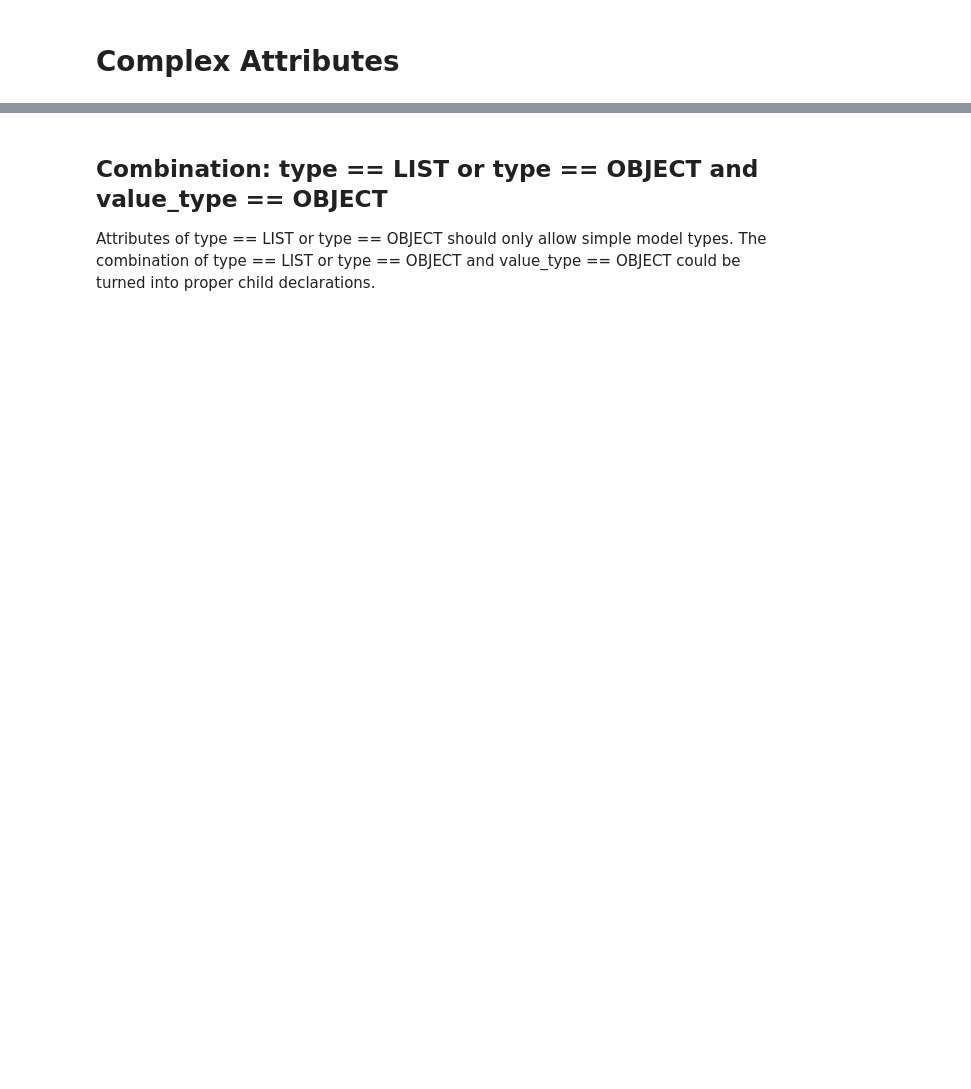
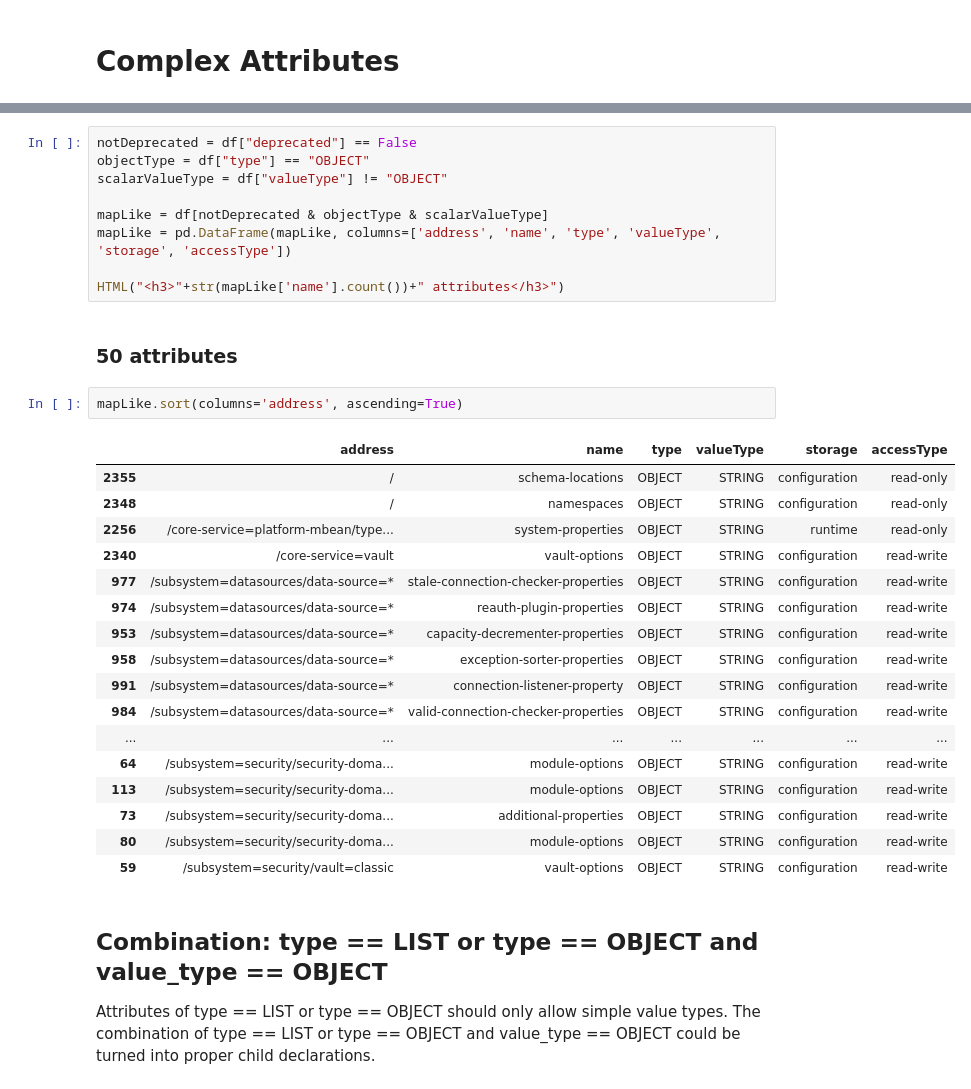
Before and after one commit to hal/dmr.analytics, a Jupyter notebook: notebooks/AttributeMetaData.ipynb, the cells around one changed output, grey strips where cells are left out. Saved outputs shown, nothing was run; the diff lists cells and outputs as text; blank space fills up the shorter version.

```diff
--- a/notebooks/AttributeMetaData.ipynb
+++ b/notebooks/AttributeMetaData.ipynb
@@ -204,3 +180,34 @@ map_like.head()
+# %%
+notDeprecated = df["deprecated"] == False
+objectType = df["type"] == "OBJECT"
+scalarValueType = df["valueType"] != "OBJECT"
+
+mapLike = df[notDeprecated & objectType & scalarValueType]
+mapLike = pd.DataFrame(mapLike, columns=['address', 'name', 'type', 'valueType', 'storage', 'accessType'])
+
+HTML("<h3>"+str(mapLike['name'].count())+" attributes</h3>")
+# %% [output]
+50 attributes
+# %%
+mapLike.sort(columns='address', ascending=True)
+# %% [output]
+|  | address | name | type | valueType | storage | accessType |
+| 2355 | / | schema-locations | OBJECT | STRING | configuration | read-only |
+| 2348 | / | namespaces | OBJECT | STRING | configuration | read-only |
+| 2256 | /core-service=platform-mbean/type... | system-properties | OBJECT | STRING | runtime | read-only |
+| 2340 | /core-service=vault | vault-options | OBJECT | STRING | configuration | read-write |
+| 977 | /subsystem=datasources/data-source=* | stale-connection-checker-properties | OBJECT | STRING | configuration | read-write |
+| 974 | /subsystem=datasources/data-source=* | reauth-plugin-properties | OBJECT | STRING | configuration | read-write |
+| 953 | /subsystem=datasources/data-source=* | capacity-decrementer-properties | OBJECT | STRING | configuration | read-write |
+| 958 | /subsystem=datasources/data-source=* | exception-sorter-properties | OBJECT | STRING | configuration | read-write |
+| 991 | /subsystem=datasources/data-source=* | connection-listener-property | OBJECT | STRING | configuration | read-write |
+| 984 | /subsystem=datasources/data-source=* | valid-connection-checker-properties | OBJECT | STRING | configuration | read-write |
+| ... | ... | ... | ... | ... | ... | ... |
+| 64 | /subsystem=security/security-doma... | module-options | OBJECT | STRING | configuration | read-write |
+| 113 | /subsystem=security/security-doma... | module-options | OBJECT | STRING | configuration | read-write |
+| 73 | /subsystem=security/security-doma... | additional-properties | OBJECT | STRING | configuration | read-write |
+| 80 | /subsystem=security/security-doma... | module-options | OBJECT | STRING | configuration | read-write |
+| 59 | /subsystem=security/vault=classic | vault-options | OBJECT | STRING | configuration | read-write |
 # %% [markdown]
 ## Combination: type == LIST or type == OBJECT and value_type == OBJECT
-Attributes of type == LIST or type == OBJECT should only allow simple model types. The combination of type == LIST or type == OBJECT and value_type == OBJECT could be turned into proper child declarations.
+Attributes of type == LIST or type == OBJECT should only allow simple value types. The combination of type == LIST or type == OBJECT and value_type == OBJECT could be turned into proper child declarations.
```
Also changed, not shown: parts of 20 cells of this notebook.
